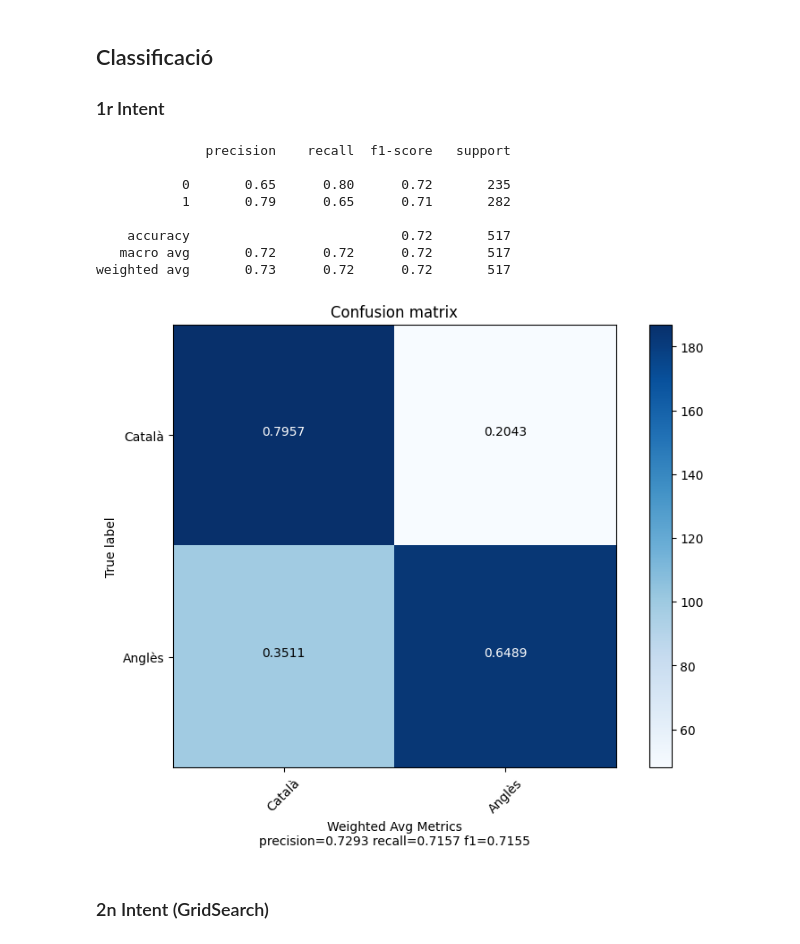
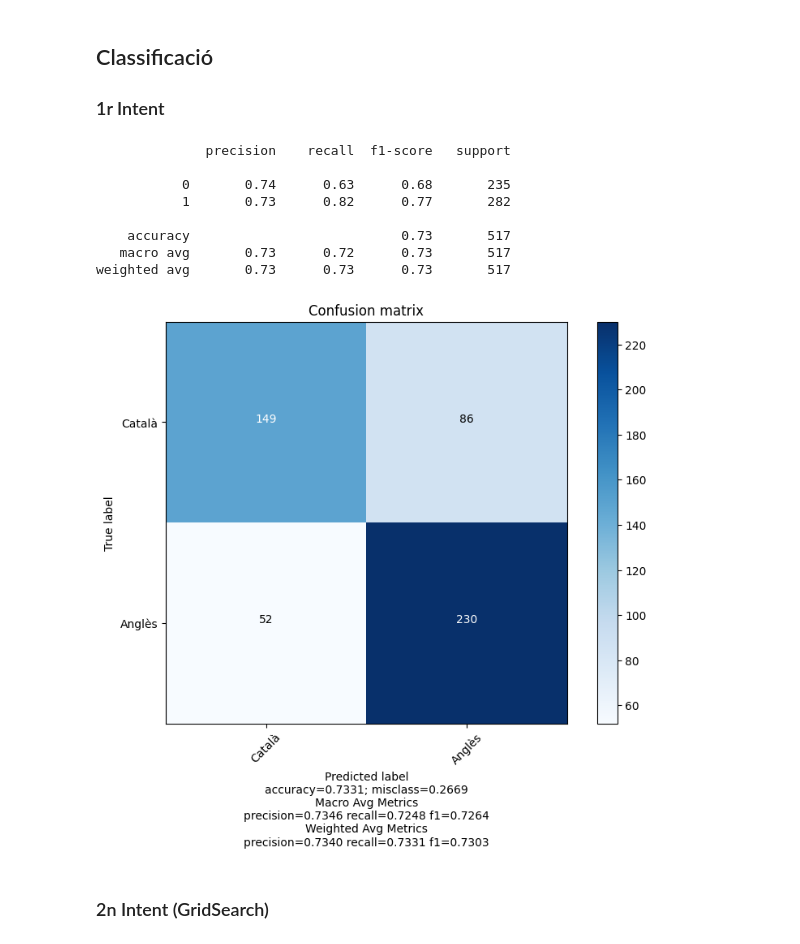
Before and after one commit to apayeras/classification, a Jupyter notebook: Payeras_Sureda.ipynb, the cells around one changed output. Drawn from its saved outputs; the diff is of its cells as text; code cells hidden in the pictures.

```diff
--- a/Payeras_Sureda.ipynb
+++ b/Payeras_Sureda.ipynb
@@ -68,20 +68,12 @@ def plot_confusion_matrix(y_test, y_pred,
         plt.xticks(tick_marks, target_names, rotation=45)
         plt.yticks(tick_marks, target_names)
 
-    if normalize:
-        cm = cm.astype('float') / cm.sum(axis=1)[:, np.newaxis]
 
-
-    thresh = cm.max() / 1.5 if normalize else cm.max() / 2
+    thresh = cm.max() / 2
     for i, j in itertools.product(range(cm.shape[0]), range(cm.shape[1])):
-        if normalize:
-            plt.text(j, i, "{:0.4f}".format(cm[i, j]),
-                     horizontalalignment="center",
-                     color="white" if cm[i, j] > thresh else "black")
-        else:
-            plt.text(j, i, "{:,}".format(cm[i, j]),
-                     horizontalalignment="center",
-                     color="white" if cm[i, j] > thresh else "black")
+        plt.text(j, i, "{:,}".format(cm[i, j]),
+                    horizontalalignment="center",
+                    color="white" if cm[i, j] > thresh else "black")
 
     macro_avg = report['macro avg']
     weight_avg = report['weighted avg']
@@ -280,32 +275,32 @@ for feature in features_columns:
 # %%
 from sklearn.svm import SVC
 from sklearn.model_selection import train_test_split
 from sklearn.metrics import classification_report
 
-df = pd.DataFrame.copy(df_final)
+df = pd.DataFrame.copy(df_1)
 y = df.pop('lang')
 df.pop('paraula')
 X = df
 X_train, X_test, y_train, y_test = train_test_split(X, y, test_size=0.30, random_state=1)
 
 svm = SVC(C=1000.0, kernel='linear')
 svm.fit(X_train, y_train)
 
 y_pred = svm.predict(X_test)
 
 print(classification_report(y_test, y_pred))
 
 plot_confusion_matrix(y_test, y_pred, ['Català','Anglès'])
 # %% [output]
               precision    recall  f1-score   support
 
-           0       0.65      0.80      0.72       235
-           1       0.79      0.65      0.71       282
+           0       0.74      0.63      0.68       235
+           1       0.73      0.82      0.77       282
 
-    accuracy                           0.72       517
-   macro avg       0.72      0.72      0.72       517
-weighted avg       0.73      0.72      0.72       517
+    accuracy                           0.73       517
+   macro avg       0.73      0.72      0.73       517
+weighted avg       0.73      0.73      0.73       517
-[figure, old version]
+[figure, new version]
 # %% [markdown]
 ### 2n Intent (GridSearch)
 # %%
```
Also changed, not shown: parts of 3 cells of this notebook.
